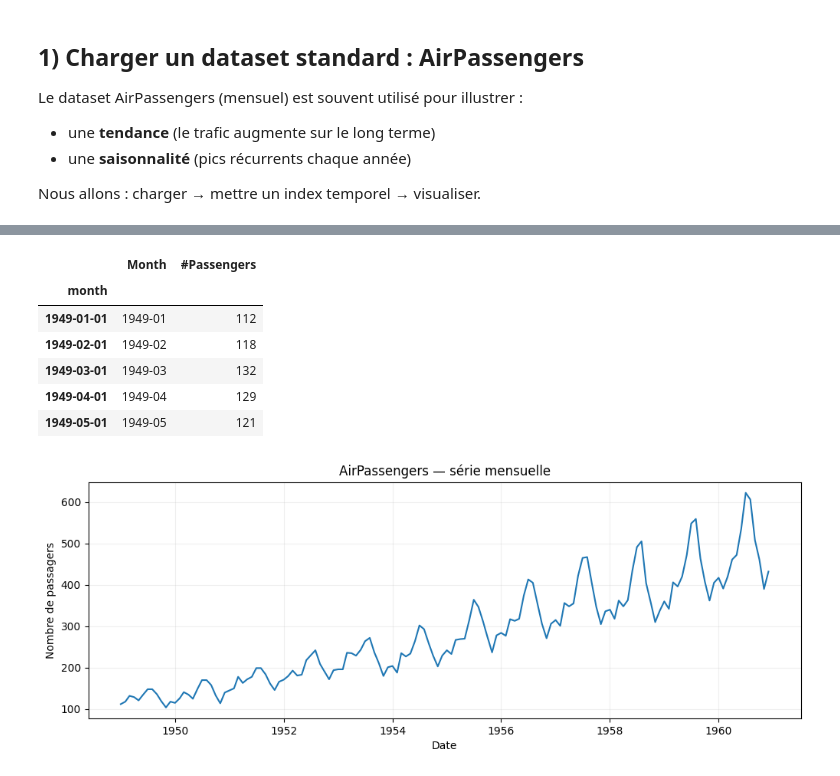
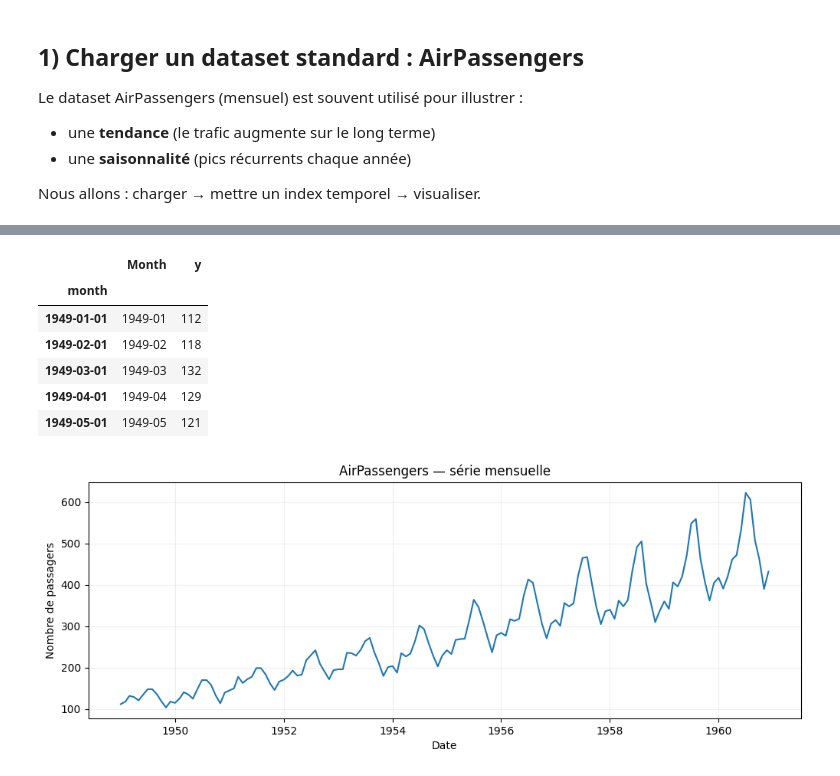
Before and after one commit to azizYaaba/citadel-sc-2025-time-series, a Jupyter notebook: notebooks/TP_ARIMA_SARIMA_AutoARIMA_statsmodels.ipynb, the cells around one changed output, grey strips where cells are left out. Cells and saved outputs as stored; diff of their text form; code cells hidden in the pictures.

```diff
--- a/notebooks/TP_ARIMA_SARIMA_AutoARIMA_statsmodels.ipynb
+++ b/notebooks/TP_ARIMA_SARIMA_AutoARIMA_statsmodels.ipynb
@@ -89,11 +48,13 @@ data
+# %%
+data = pd.read_csv("../data/air_passengers.csv")
 # %%
 # Préparer un DataFrame propre avec un index datetime
-df = data.rename(columns={"passengers": "y"})
+df = data.rename(columns={"#Passengers": "y"})
 df["month"] = pd.to_datetime(df["Month"])
 df = df.set_index("month").asfreq("MS")  # fréquence mensuelle (month start)
 df.head()
 # %% [output]
-|  | Month | #Passengers |
+|  | Month | y |
 | month |  |  |
 | 1949-01-01 | 1949-01 | 112 |
 | 1949-02-01 | 1949-02 | 118 |
```
Also changed, not shown: parts of 24 cells of this notebook.
